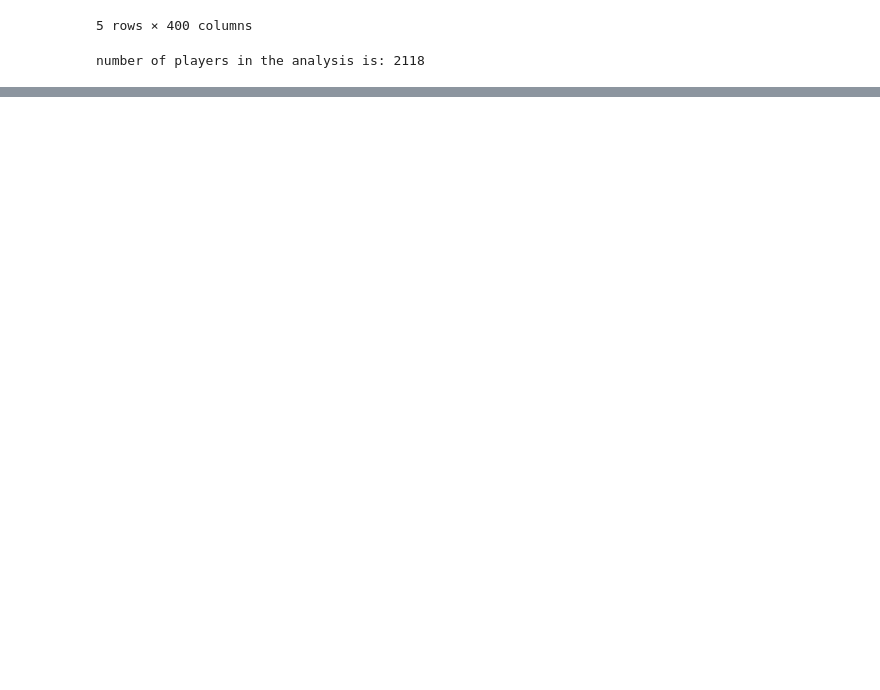
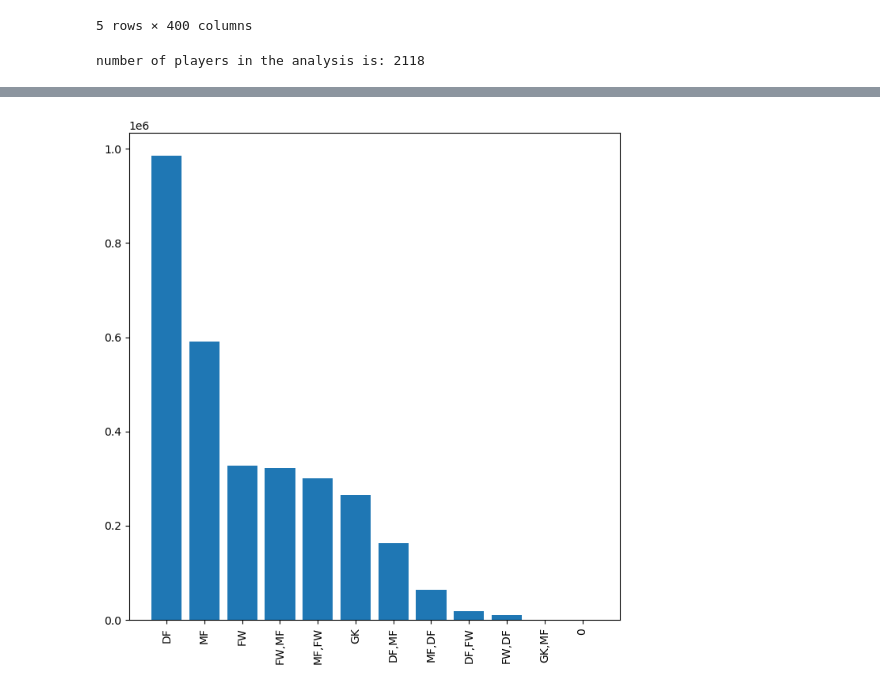
Before and after one commit to RockyOwens/Project1, a Jupyter notebook: SoccerPlayerAnalysis.ipynb, the cells around one changed output, grey strips where cells are left out. Saved outputs shown, nothing was run; the diff lists cells and outputs as text; code cells hidden in the pictures; blank space fills up the shorter version.

```diff
--- a/SoccerPlayerAnalysis.ipynb
+++ b/SoccerPlayerAnalysis.ipynb
@@ -39,2 +123,5 @@ nationality = soccer_data.groupby[("nationality")].sum()["player"]
 # %%
 # Determine which position plays the most minutes
+position_minutes = soccer_data.groupby(["position"])["minutes"].sum()
+position_minutes=position_minutes.sort_values(ascending=False)
+position_minutes
@@ -41,2 +143,10 @@ nationality = soccer_data.groupby[("nationality")].sum()["player"]
+# %%
+
+fig=plt.figure(figsize=(8,8))
+plt.bar(position_minutes.index,position_minutes.values)
+plt.xticks(rotation=90)
+plt.show()
+# %% [output]
+[figure, added]
 # %%
 # Determine which age has the highest value
```
Also changed, not shown: parts of 10 cells of this notebook.
